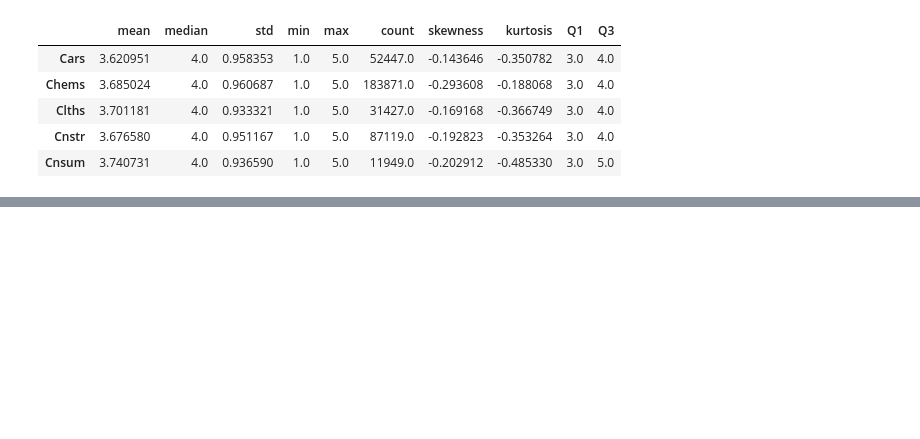
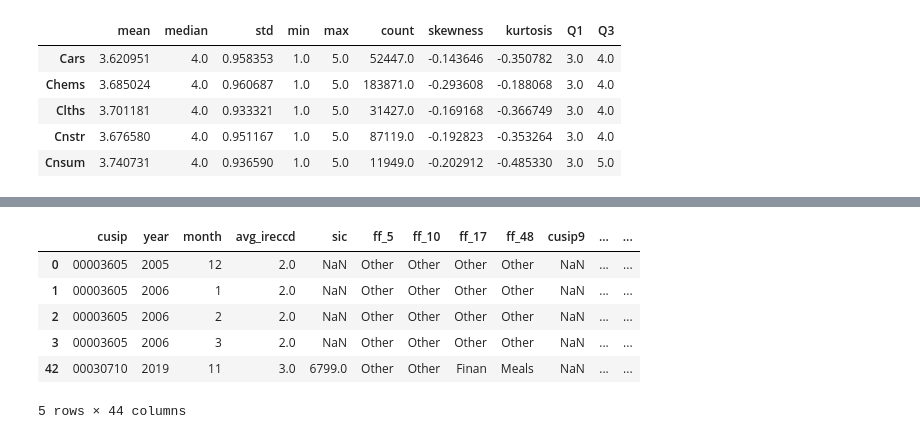
Before and after one commit to CharlesUche99/Do-Retail-Investors-need-Analysts-Recommendations, a Jupyter notebook: Monthly Return Analysis.ipynb, the cells around one changed output, grey strips where cells are left out. Saved outputs shown, nothing was run; the diff lists cells and outputs as text; code cells hidden in the pictures; blank space fills up the shorter version.

```diff
--- a/Monthly Return Analysis.ipynb
+++ b/Monthly Return Analysis.ipynb
@@ -134,7 +177,7 @@ def assign_period(year):
 crsp_monthly['period'] = crsp_monthly['year'].apply(assign_period)
 # %%
 # Merge monthly_rec with crsp_monthly based on 'cusip', 'year', and 'month'
-rec_return = pd.merge(monthly_rec, crsp_monthly[['cusip', 'year', 'month', 'month_return', 'month_return_winsorized', 'month_std', 'month_std_winsorized', 'cusip9', 'prior_month_avg_cap']],
+rec_return = pd.merge(monthly_rec, crsp_monthly[['cusip', 'cusip9', 'year', 'month', 'month_return', 'month_return_winsorized', 'IVOL', 'IVOL_prior', 'prior_month_avg_cap', 'ILLIQ', 'ILLIQ_prior', 'Rt_1', 'Rt_12_t_2', 'Rt_60_t_13']],
                     on=['cusip', 'year', 'month'],
                     how='left')
 # %%
@@ -194,6 +226,0 @@ rec_return.head()
-# %%
-# Ensure the winsorized columns are converted to numeric data type
-rec_return['month_return_winsorized'] = pd.to_numeric(rec_return['month_return_winsorized'], errors='coerce')
-rec_return['month_std_winsorized'] = pd.to_numeric(rec_return['month_std_winsorized'], errors='coerce')
-
-rec_return.to_stata("rec_return.dta")
@@ -217,0 +400,17 @@ alphanumerics and underscores, no Stata reserved words)
+# %%
+# Ensure 'year_month' column exists in rec_return as a combination of 'year' and 'month'
+rec_return['year_month'] = pd.to_datetime(rec_return['year'].astype(str) + '-' + rec_return['month'].astype(str) + '-01')
+
+# Identify duplicates based on 'cusip9' and 'year_month'
+duplicates_df = rec_return[rec_return.duplicated(subset=['cusip9', 'year_month'], keep=False)]
+
+# Display the duplicate rows
+duplicates_df.head()
+# %% [output]
+|  | cusip | year | month | avg_ireccd | sic | ff_5 | ff_10 | ff_17 | ff_48 | cusip9 | ... | ... |
+| 0 | 00003605 | 2005 | 12 | 2.0 | NaN | Other | Other | Other | Other | NaN | ... | ... |
+| 1 | 00003605 | 2006 | 1 | 2.0 | NaN | Other | Other | Other | Other | NaN | ... | ... |
+| 2 | 00003605 | 2006 | 2 | 2.0 | NaN | Other | Other | Other | Other | NaN | ... | ... |
+| 3 | 00003605 | 2006 | 3 | 2.0 | NaN | Other | Other | Other | Other | NaN | ... | ... |
+| 42 | 00030710 | 2019 | 11 | 3.0 | 6799.0 | Other | Other | Finan | Meals | NaN | ... | ... |
+5 rows × 44 columns
```
Also changed, not shown: parts of 11 cells of this notebook.
